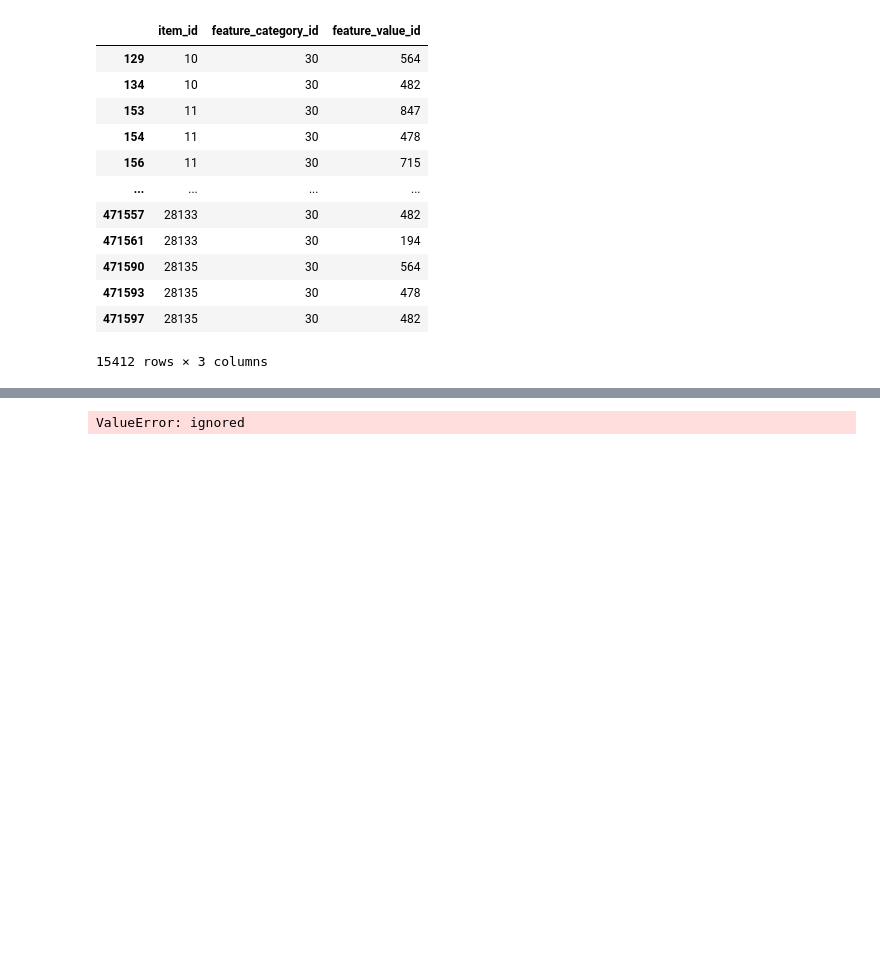
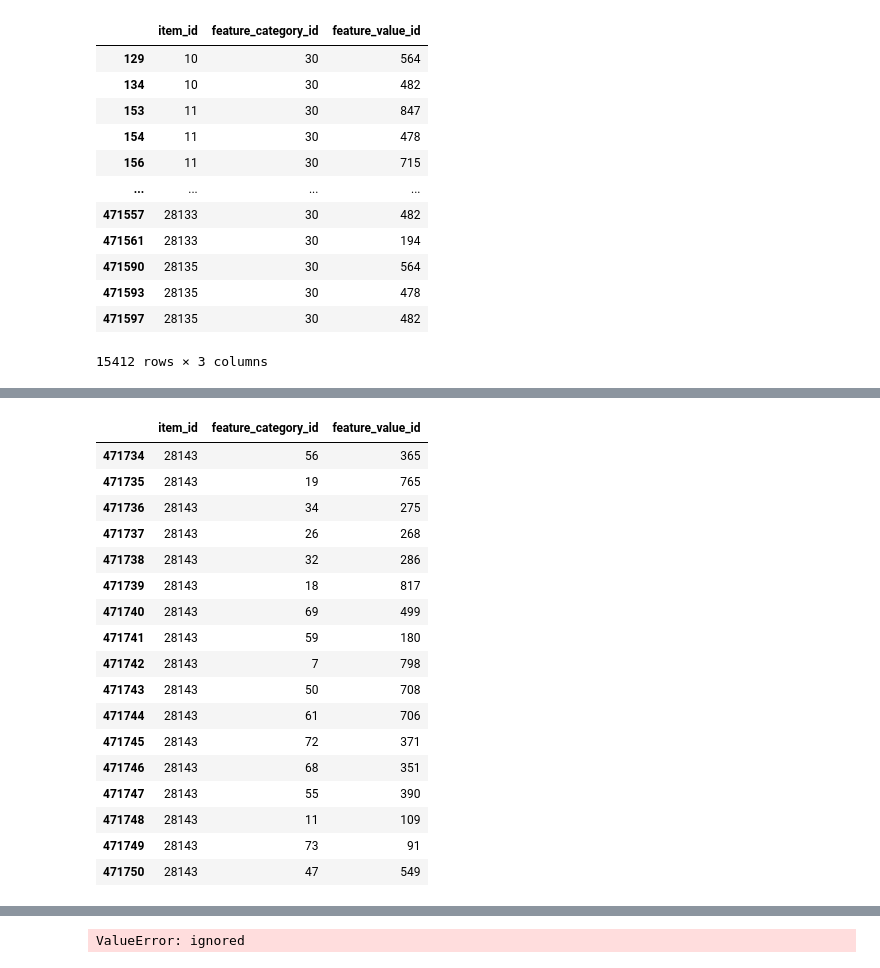
Before and after one commit to Ananassio/Data-Science_lab, a Jupyter notebook: Project/Data.ipynb, the cells around one changed output, grey strips where cells are left out. Drawn from its saved outputs; the diff is of its cells as text; code cells hidden in the pictures; blank space fills up the shorter version.

```diff
--- a/Project/Data.ipynb
+++ b/Project/Data.ipynb
@@ -120,0 +154,21 @@ features[features['feature_category_id'] == 30]
+# %%
+features[features['item_id'] == 28143]
+# %% [output]
+|  | item_id | feature_category_id | feature_value_id |
+| 471734 | 28143 | 56 | 365 |
+| 471735 | 28143 | 19 | 765 |
+| 471736 | 28143 | 34 | 275 |
+| 471737 | 28143 | 26 | 268 |
+| 471738 | 28143 | 32 | 286 |
+| 471739 | 28143 | 18 | 817 |
+| 471740 | 28143 | 69 | 499 |
+| 471741 | 28143 | 59 | 180 |
+| 471742 | 28143 | 7 | 798 |
+| 471743 | 28143 | 50 | 708 |
+| 471744 | 28143 | 61 | 706 |
+| 471745 | 28143 | 72 | 371 |
+| 471746 | 28143 | 68 | 351 |
+| 471747 | 28143 | 55 | 390 |
+| 471748 | 28143 | 11 | 109 |
+| 471749 | 28143 | 73 | 91 |
+| 471750 | 28143 | 47 | 549 |
```
Also changed, not shown: parts of 10 cells of this notebook.
